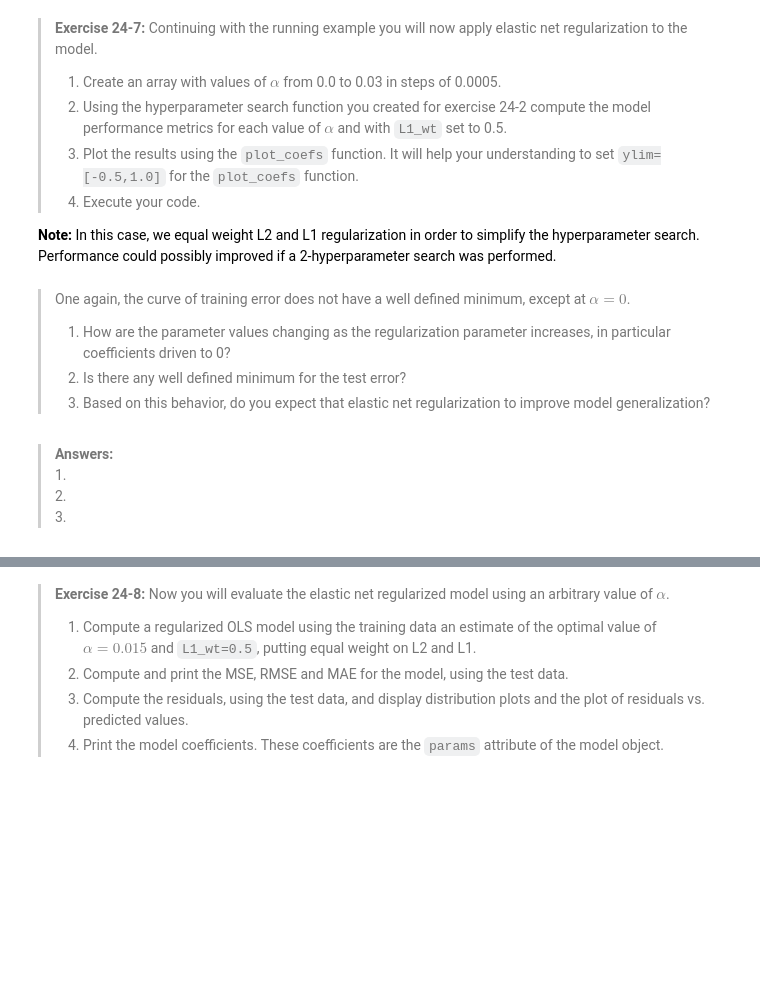
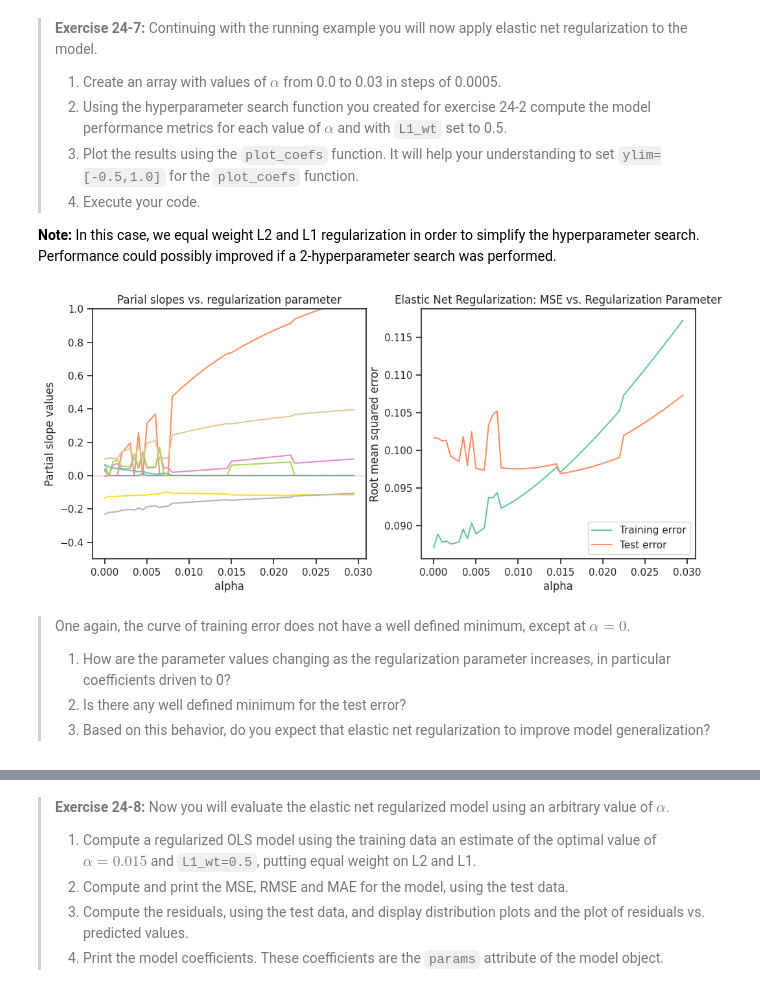
Before and after one commit to lscarval/CSCI-E-83-Fundamentals, a Jupyter notebook: Notebooks/24_Chapter24_Regularization.ipynb, the cells around one changed output, grey strips where cells are left out. Saved outputs shown, nothing was run; the diff lists cells and outputs as text; code cells hidden in the pictures; blank space fills up the shorter version.

```diff
--- a/Notebooks/24_Chapter24_Regularization.ipynb
+++ b/Notebooks/24_Chapter24_Regularization.ipynb
@@ -818,10 +946,18 @@ Tuning this model, requires a 2-dimensional hyperparameter search. This search c
+# %%
+# 1: Create an array with values of alpha from 0.0 to 0.03 in steps of 0.0005
+alphas = np.arange(0.0, 0.03, 0.0005)
+
+# 2: Compute the model performance metrics for each value of alpha with L1_wt set to 0.5
+L1_wt = 0.5  # Set L1 weight for Elastic Net
+Betas, MSE_train, MSE_test = regularized_coefs(auto_data_train, auto_data_test, alphas, L1_wt=L1_wt)
+
+# 3: Plot the results using the plot_coefs function with the specified ylim
+plot_coefs(Betas, alphas, MSE_train, MSE_test, ylim=[-0.5, 1.0],
+           title="Elastic Net Regularization: MSE vs. Regularization Parameter")
+# %% [output]
+[figure, added]
 # %% [markdown]
 > One again, the curve of training error does not have a well defined minimum, except at $\alpha = 0$.
 > 1. How are the parameter values changing as the regularization parameter increases, in particular coefficients driven to 0?
 > 2. Is there any well defined minimum for the test error?
 > 3. Based on this behavior, do you expect that elastic net regularization to improve model generalization?
-# %% [markdown]
-> **Answers:**
-> 1.
-> 2.
-> 3.
```
Also changed, not shown: parts of 30 cells of this notebook.
